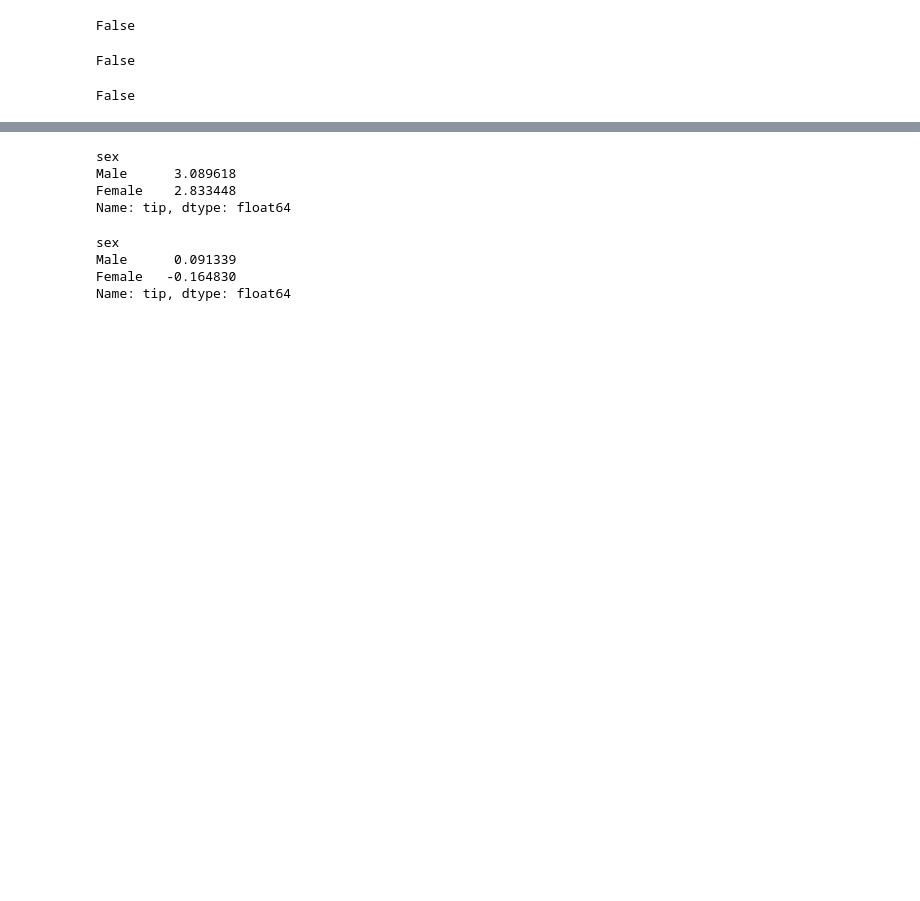
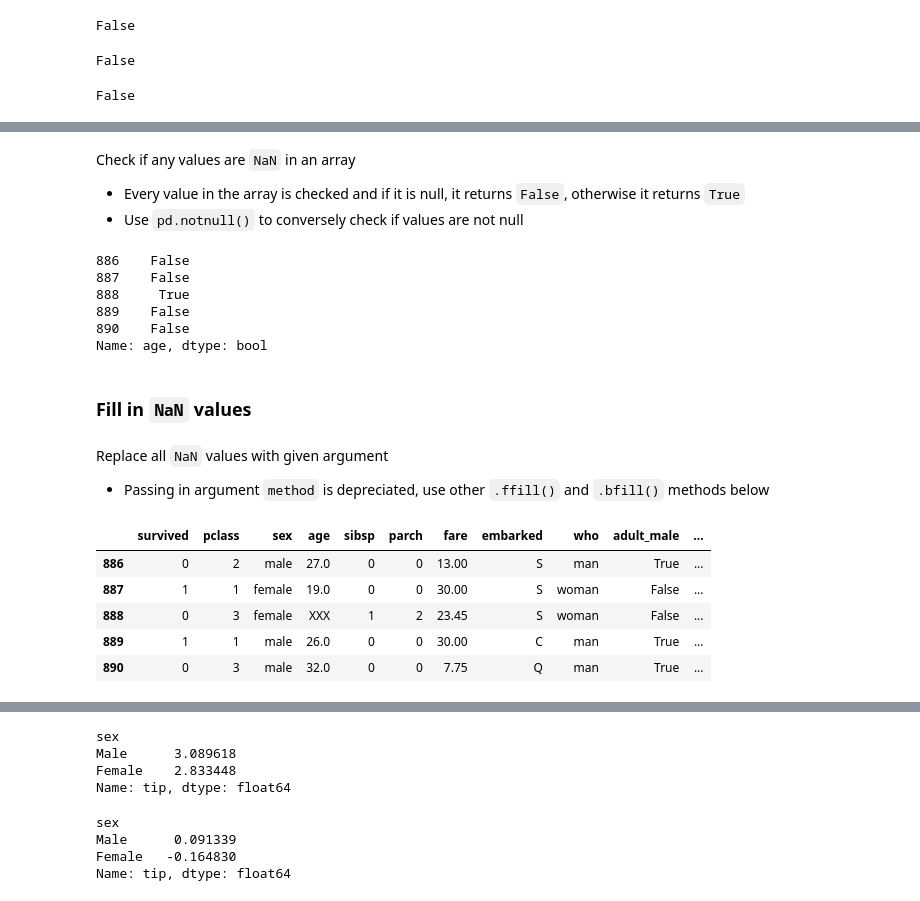
Before and after one commit to cjbayne/softdocs, a Jupyter notebook: docs/guide_pandas.ipynb, the cells around one changed output, grey strips where cells are left out. Cells and saved outputs as stored; diff of their text form; code cells hidden in the pictures; blank space fills up the shorter version.

```diff
--- a/docs/guide_pandas.ipynb
+++ b/docs/guide_pandas.ipynb
@@ -30,9 +30,16 @@ weather = pd.read_csv(path_data / 'weather.csv')
 Load libraries
 # %%
 # Load libraries
+import numpy as np
 import pandas as pd
+from pathlib import Path
 import seaborn as sns
 
 # Load data
-iris = sns.load_dataset('iris')
+iris = sns.load_dataset("iris")
+tips = sns.load_dataset('tips')
+# Drop columns class and deck to avoid dealing with categories
+titanic = sns.load_dataset('titanic').drop(columns=["class", "deck"])
+survey_path = Path.cwd() / "data" / "survey_visited.csv"
+survey = pd.read_csv(survey_path, parse_dates=["dated"], date_format="%Y-%m-%d")
 # %% [markdown]
@@ -469,0 +483,29 @@ False
+# %% [markdown]
+Check if any values are `NaN` in an array
+- Every value in the array is checked and if it is null, it returns `False`, otherwise it returns `True`
+- Use `pd.notnull()` to conversely check if values are not null
+# %%
+# Row 888 returning a True value means there is at least one NaN in that row
+pd.isnull(titanic.loc[:, "age"]).tail()
+# %% [output]
+886    False
+887    False
+888     True
+889    False
+890    False
+Name: age, dtype: bool
+# %% [markdown]
+### Fill in `NaN` values
+# %% [markdown]
+Replace all `NaN` values with given argument
+- Passing in argument `method` is depreciated, use other `.ffill()` and `.bfill()` methods below
+# %%
+# Notice the value in age in row 888 was replaced with "XXX"
+titanic.fillna("XXX").tail()
+# %% [output]
+|  | survived | pclass | sex | age | sibsp | parch | fare | embarked | who | adult_male | ... |
+| 886 | 0 | 2 | male | 27.0 | 0 | 0 | 13.00 | S | man | True | ... |
+| 887 | 1 | 1 | female | 19.0 | 0 | 0 | 30.00 | S | woman | False | ... |
+| 888 | 0 | 3 | female | XXX | 1 | 2 | 23.45 | S | woman | False | ... |
+| 889 | 1 | 1 | male | 26.0 | 0 | 0 | 30.00 | C | man | True | ... |
+| 890 | 0 | 3 | male | 32.0 | 0 | 0 | 7.75 | Q | man | True | ... |
```
Also changed, not shown: parts of 92 cells of this notebook.
